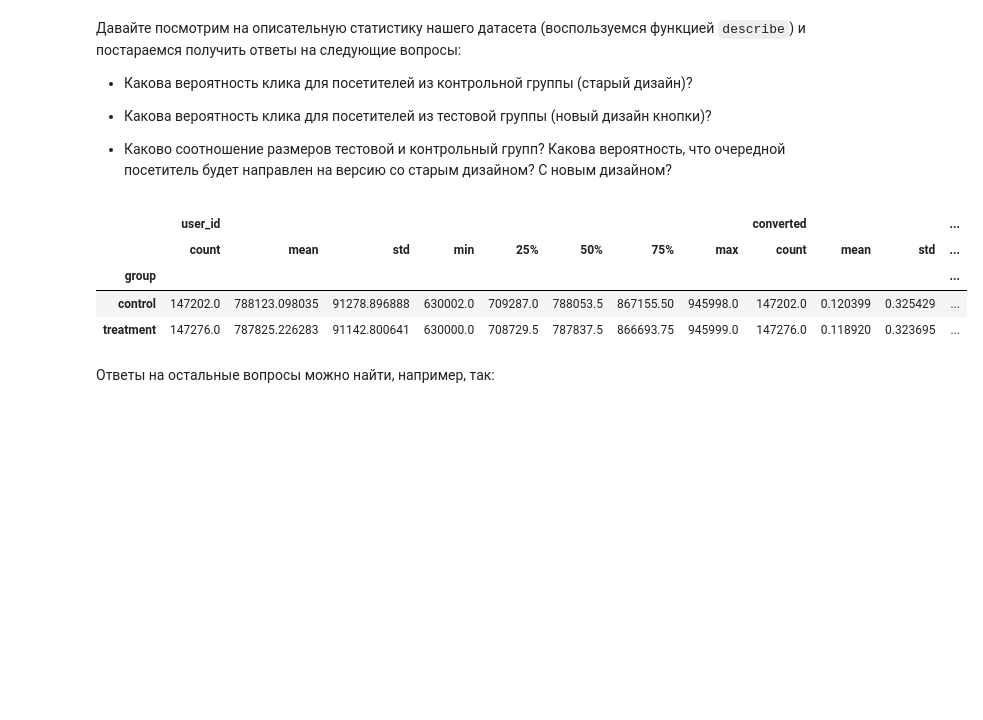
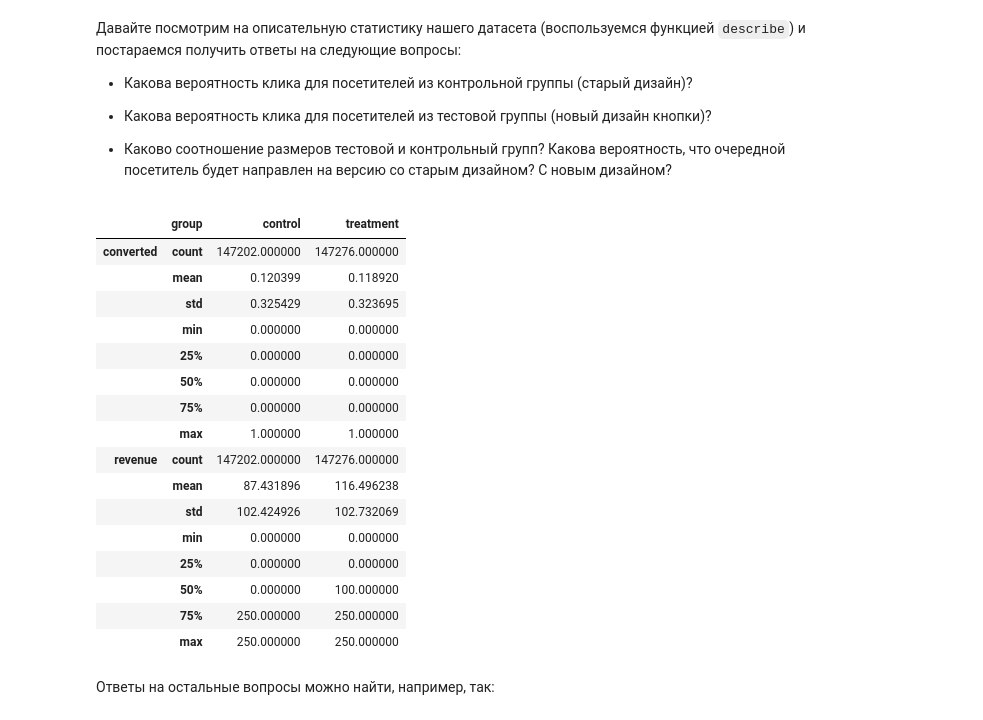
Before and after one commit to mayo889/GeekBrains, a Jupyter notebook: business_ML/08_lesson/HW8.ipynb, the cells around one changed output. Saved outputs shown, nothing was run; the diff lists cells and outputs as text; code cells hidden in the pictures; blank space fills up the shorter version.

```diff
--- a/business_ML/08_lesson/HW8.ipynb
+++ b/business_ML/08_lesson/HW8.ipynb
@@ -133,13 +134,25 @@ sum(df['converted'].values)/n_rows
 - Каково соотношение размеров тестовой и контрольный групп? Какова вероятность, что очередной посетитель будет направлен на версию со старым дизайном? С новым дизайном?
 # %%
 df_grp = df.groupby('group')
-df_grp.describe()
+df_grp.describe()[['converted', 'revenue']].T
 # %% [output]
-|  | user_id |  |  |  |  |  |  |  | converted |  |  | ... |
-|  | count | mean | std | min | 25% | 50% | 75% | max | count | mean | std | ... |
-| group |  |  |  |  |  |  |  |  |  |  |  | ... |
-| control | 147202.0 | 788123.098035 | 91278.896888 | 630002.0 | 709287.0 | 788053.5 | 867155.50 | 945998.0 | 147202.0 | 0.120399 | 0.325429 | ... |
-| treatment | 147276.0 | 787825.226283 | 91142.800641 | 630000.0 | 708729.5 | 787837.5 | 866693.75 | 945999.0 | 147276.0 | 0.118920 | 0.323695 | ... |
+|  | group | control | treatment |
+| converted | count | 147202.000000 | 147276.000000 |
+|  | mean | 0.120399 | 0.118920 |
+|  | std | 0.325429 | 0.323695 |
+|  | min | 0.000000 | 0.000000 |
+|  | 25% | 0.000000 | 0.000000 |
+|  | 50% | 0.000000 | 0.000000 |
+|  | 75% | 0.000000 | 0.000000 |
+|  | max | 1.000000 | 1.000000 |
+| revenue | count | 147202.000000 | 147276.000000 |
+|  | mean | 87.431896 | 116.496238 |
+|  | std | 102.424926 | 102.732069 |
+|  | min | 0.000000 | 0.000000 |
+|  | 25% | 0.000000 | 0.000000 |
+|  | 50% | 0.000000 | 100.000000 |
+|  | 75% | 250.000000 | 250.000000 |
+|  | max | 250.000000 | 250.000000 |
 # %% [markdown]
 Ответы на остальные вопросы можно найти, например, так:
 # %%
```
Also changed, not shown: parts of 15 cells of this notebook.
